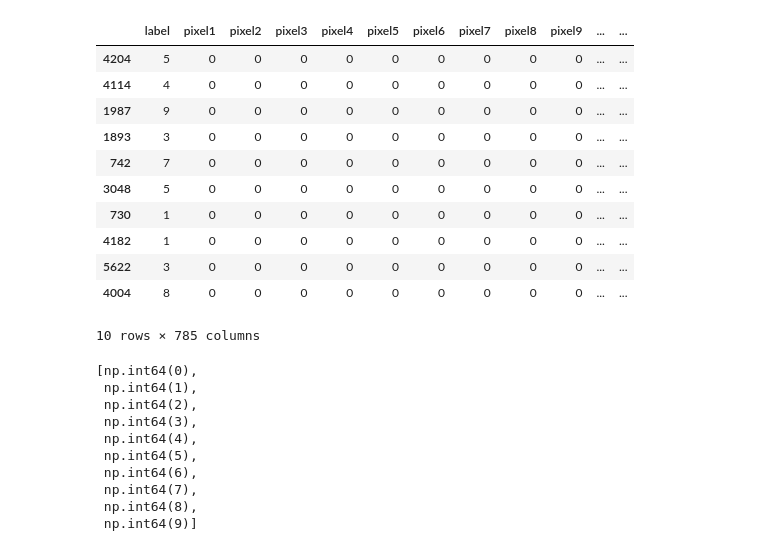
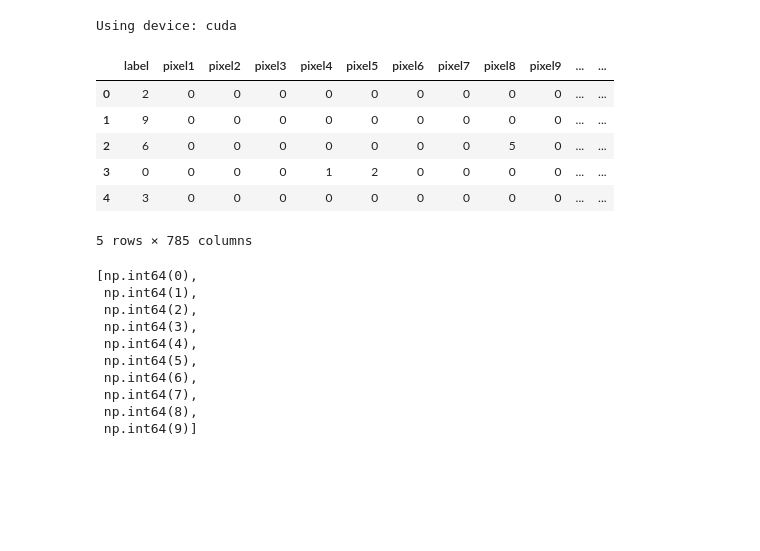
Before and after one commit to AayushAswal27/deep-learning-implementations, a Jupyter notebook: cnn-transfer-learning-resnet18.ipynb, the cells around one changed output. Cells and saved outputs as stored; diff of their text form; code cells hidden in the pictures; blank space fills up the shorter version.

```diff
--- a/cnn-transfer-learning-resnet18.ipynb
+++ b/cnn-transfer-learning-resnet18.ipynb
@@ -14,19 +10,22 @@ torch.manual_seed(45)
+# %%
+torch.manual_seed(45)
+
+# Use GPU if available. Model AND data must both go on this device.
+device = torch.device('cuda' if torch.cuda.is_available() else 'cpu')
+print(f"Using device: {device}")
+# %% [output]
+Using device: cuda
 # %%
-df = pd.read_csv('fmnist_small.csv')
-df.sample(10)
+df = pd.read_csv('/content/fashion-mnist_train.csv')
+df.head()
 # %% [output]
 |  | label | pixel1 | pixel2 | pixel3 | pixel4 | pixel5 | pixel6 | pixel7 | pixel8 | pixel9 | ... | ... |
-| 4204 | 5 | 0 | 0 | 0 | 0 | 0 | 0 | 0 | 0 | 0 | ... | ... |
-| 4114 | 4 | 0 | 0 | 0 | 0 | 0 | 0 | 0 | 0 | 0 | ... | ... |
-| 1987 | 9 | 0 | 0 | 0 | 0 | 0 | 0 | 0 | 0 | 0 | ... | ... |
-| 1893 | 3 | 0 | 0 | 0 | 0 | 0 | 0 | 0 | 0 | 0 | ... | ... |
-| 742 | 7 | 0 | 0 | 0 | 0 | 0 | 0 | 0 | 0 | 0 | ... | ... |
-| 3048 | 5 | 0 | 0 | 0 | 0 | 0 | 0 | 0 | 0 | 0 | ... | ... |
-| 730 | 1 | 0 | 0 | 0 | 0 | 0 | 0 | 0 | 0 | 0 | ... | ... |
-| 4182 | 1 | 0 | 0 | 0 | 0 | 0 | 0 | 0 | 0 | 0 | ... | ... |
-| 5622 | 3 | 0 | 0 | 0 | 0 | 0 | 0 | 0 | 0 | 0 | ... | ... |
-| 4004 | 8 | 0 | 0 | 0 | 0 | 0 | 0 | 0 | 0 | 0 | ... | ... |
+| 0 | 2 | 0 | 0 | 0 | 0 | 0 | 0 | 0 | 0 | 0 | ... | ... |
+| 1 | 9 | 0 | 0 | 0 | 0 | 0 | 0 | 0 | 0 | 0 | ... | ... |
+| 2 | 6 | 0 | 0 | 0 | 0 | 0 | 0 | 0 | 5 | 0 | ... | ... |
+| 3 | 0 | 0 | 0 | 0 | 1 | 2 | 0 | 0 | 0 | 0 | ... | ... |
+| 4 | 3 | 0 | 0 | 0 | 0 | 0 | 0 | 0 | 0 | 0 | ... | ... |
-10 rows × 785 columns
+5 rows × 785 columns
 # %%
 sorted(df['label'].unique())
 # %% [output]
```
Also changed, not shown: parts of 25 cells of this notebook.
